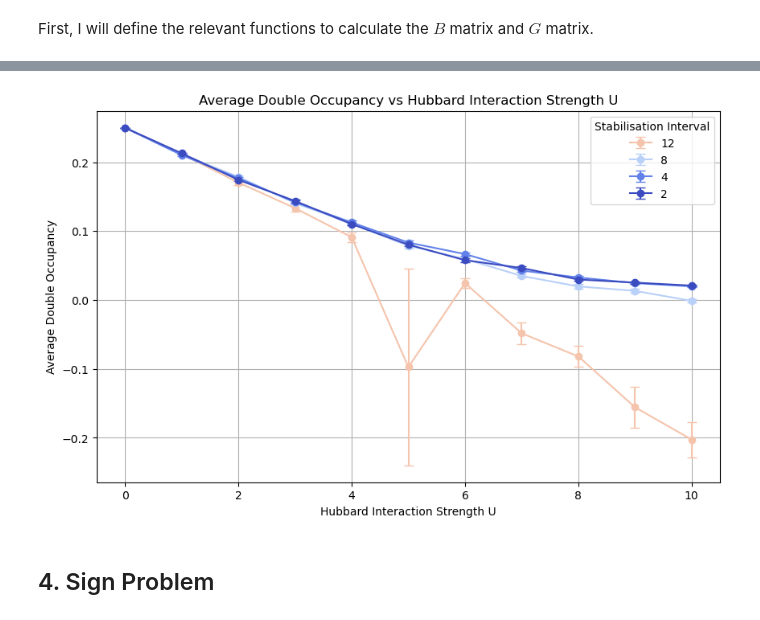
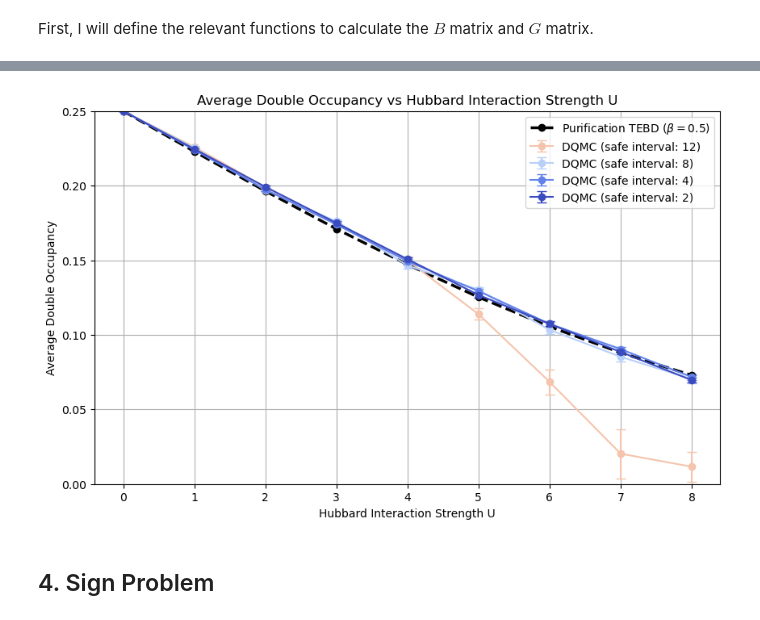
Before and after one commit to RENSHUZHE/HKU-DQMC, a Jupyter notebook: DQMC_Theory_3_Numerical_stability_and_sign_problem.ipynb, the cells around one changed output, grey strips where cells are left out. Saved outputs shown, nothing was run; the diff lists cells and outputs as text; code cells hidden in the pictures.

```diff
--- a/DQMC_Theory_3_Numerical_stability_and_sign_problem.ipynb
+++ b/DQMC_Theory_3_Numerical_stability_and_sign_problem.ipynb
@@ -548,10 +640,17 @@ plt.show()
 # %%
-# Keep dt fixed to maintain a constant, small Trotter error
+import matplotlib.colors as mcolors
+from tenpy.networks.purification_mps import PurificationMPS
+from tenpy.algorithms import purification
+from tenpy.models.hubbard import FermiHubbardChain
+
+#==========================
+#DQMC Convergence Study for Average Double Occupancy
+#==========================
 N_sites = 10
-t = 1.0
+t = 1
 dt = 0.01
-L_tau = 100
-Us = [0.0, 1.0, 2.0, 3.0, 4.0, 5.0, 6.0, 7.0, 8.0, 9.0, 10.0]
+L_tau = 50
+Us = [0.0, 1.0, 2.0, 3.0, 4.0, 5.0, 6.0, 7.0, 8.0]
 
 # List of safe intervals to test convergence (from large/unreliable to small/reliable)
 safe_intervals = [12, 8, 4, 2]
@@ -575,37 +674,58 @@ for safe_interval in sorted(safe_intervals, reverse=True):
 
         bound_B_matrix_func = lambda l, sigma, S_field: compute_B_matrix(l, sigma, S_field, alpha, exp_minus_dtau_T)
 
         avg_density, avg_double_occ, avg_kinetic_energy = run_dqmc_sweeps(
             N_sites, L_tau, S, alpha, t, G_up, G_dn, bound_B_matrix_func,
-            warmup_sweeps=20, measurement_sweeps=50, safe_interval=safe_interval
+            warmup_sweeps=20, measurement_sweeps=100, safe_interval=safe_interval
         )
 
         avg_double_occs.append(avg_double_occ[0])
         err_double_occs.append(avg_double_occ[1])
 
     # Assign colour based on the safe_interval size
     color = cmap(norm(safe_interval))
 
     # Plot each safe interval with its respective colour and label
     plt.errorbar(
         Us,
         avg_double_occs,
         yerr=err_double_occs,
         marker='o',
         linestyle='-',
         capsize=4,
         color=color,
-        label=f'{safe_interval}'
+        label=f'DQMC (safe interval: {safe_interval})'
     )
+
+#========
+#TEbd Benchmark for Average Double Occupancy with existing library
+#========
+# Parameters (dt and L_tau carry over from your DQMC block)
+
+beta = dt * L_tau
+
+tebd_double_occs = []
+tebd_params = {"dt": dt, "trunc_params": {"chi_max": 200, "svd_min": 1e-10}}
+
+for U_val in Us:
+    model = FermiHubbardChain({"L": N_sites, "t": t, "U": U_val, "mu": U_val / 2.0, "bc_MPS": "finite"})
+    psi = PurificationMPS.from_infiniteT(model.lat.mps_sites(), bc=model.lat.bc_MPS, unit_cell_width=N_sites)
+    eng = purification.PurificationTEBD(psi, model, tebd_params)
+    eng.run_imaginary(beta=beta/2)
+    tebd_double_occs.append(np.mean(psi.expectation_value("NuNd")))
+plt.plot(Us, tebd_double_occs, marker='o', label=rf'Purification TEBD ($\beta={beta}$)', color='black', linestyle='--', linewidth=2.5)
+
+
 
 plt.title('Average Double Occupancy vs Hubbard Interaction Strength U')
 plt.xlabel('Hubbard Interaction Strength U')
 plt.ylabel('Average Double Occupancy')
+plt.ylim(0, 0.25)
 plt.grid(True)
-plt.legend(title='Stabilisation Interval', loc='best')
+plt.legend(loc='best')
 plt.show()
 # %% [output]
-[figure, old version]
+[figure, new version]
 # %% [markdown]
 ## 4. Sign Problem
 # %% [markdown]
```
Also changed, not shown: parts of 9 cells of this notebook, 2 other files.
